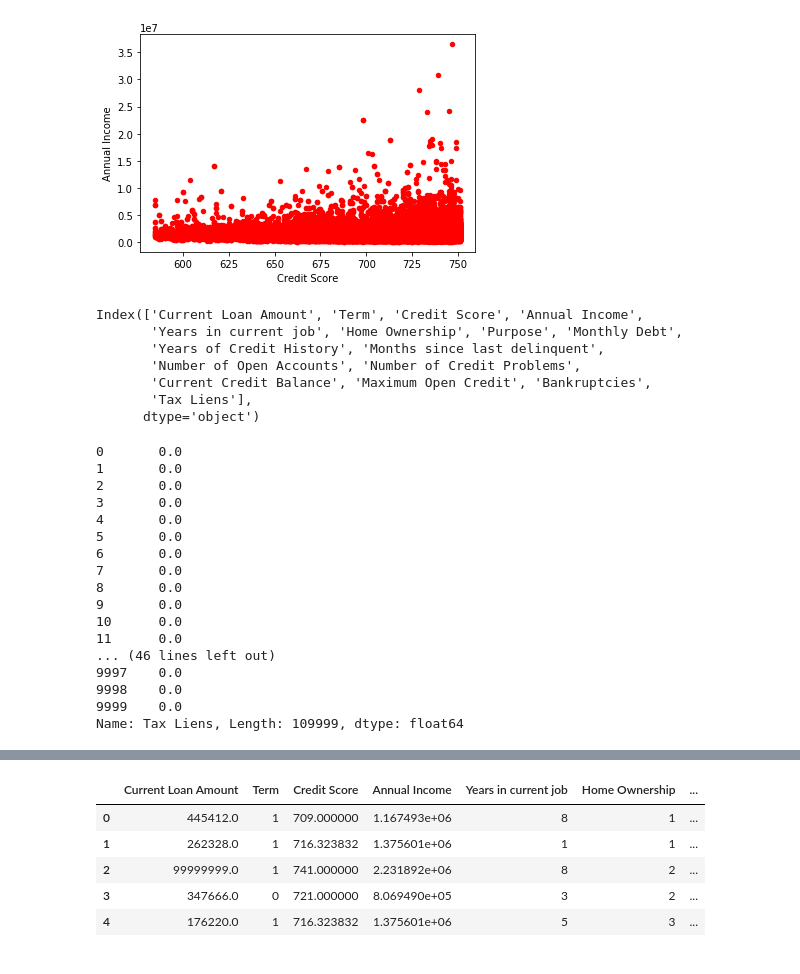
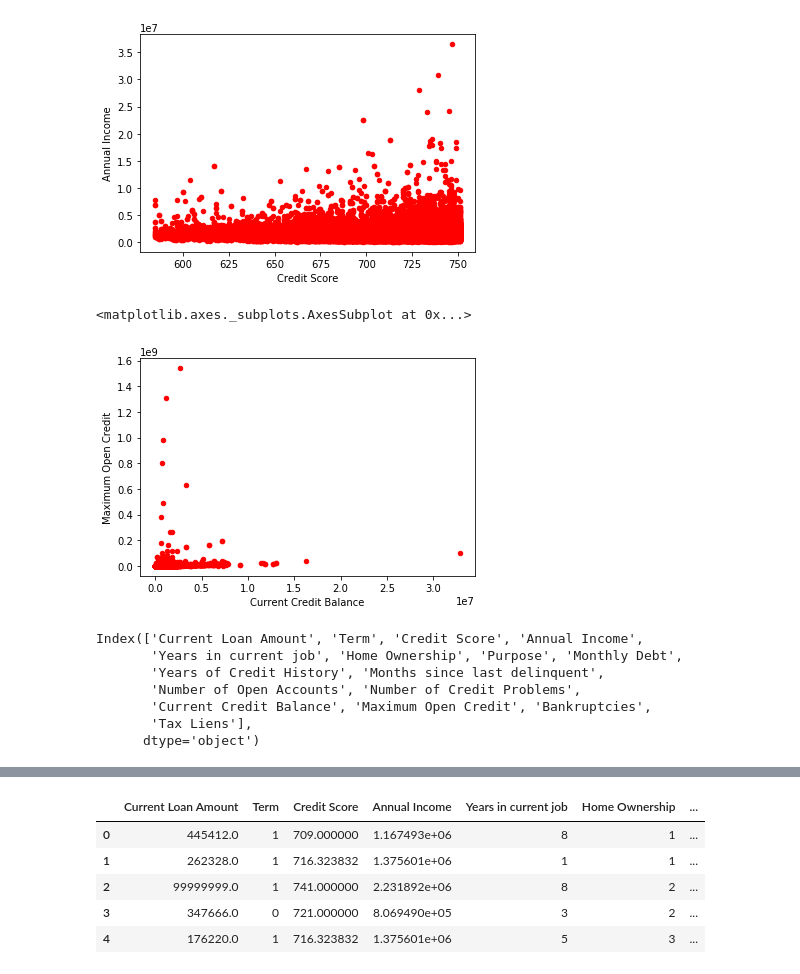
Before and after one commit to m0bi/credit_default_risk, a Jupyter notebook: Feature Engineering.ipynb, the cells around one changed output, grey strips where cells are left out. Cells and saved outputs as stored; diff of their text form; code cells hidden in the pictures.

```diff
--- a/Feature Engineering.ipynb
+++ b/Feature Engineering.ipynb
@@ -297,6 +307,11 @@ total.plot(kind='scatter', x='Credit Score', y='Annual Income', color='Red')
 # %% [output]
 <matplotlib.axes._subplots.AxesSubplot at 0x...>
 [figure]
+# %%
+total.plot(kind='scatter', x='Current Credit Balance', y='Maximum Open Credit', color='Red')
+# %% [output]
+<matplotlib.axes._subplots.AxesSubplot at 0x...>
+[figure, added]
 # %%
 total.drop(['Loan ID', 'Customer ID'], axis=1, inplace=True)
 # %%
@@ -309,23 +324,3 @@ Index(['Current Loan Amount', 'Term', 'Credit Score', 'Annual Income',
        'Current Credit Balance', 'Maximum Open Credit', 'Bankruptcies',
        'Tax Liens'],
       dtype='object')
-# %%
-total["Tax Liens"]
-# %% [output]
-0       0.0
-1       0.0
-2       0.0
-3       0.0
-4       0.0
-5       0.0
-6       0.0
-7       0.0
-8       0.0
-9       0.0
-10      0.0
-11      0.0
-... (46 lines left out)
-9997    0.0
-9998    0.0
-9999    0.0
-Name: Tax Liens, Length: 109999, dtype: float64
```
Also changed, not shown: parts of 11 cells of this notebook.
